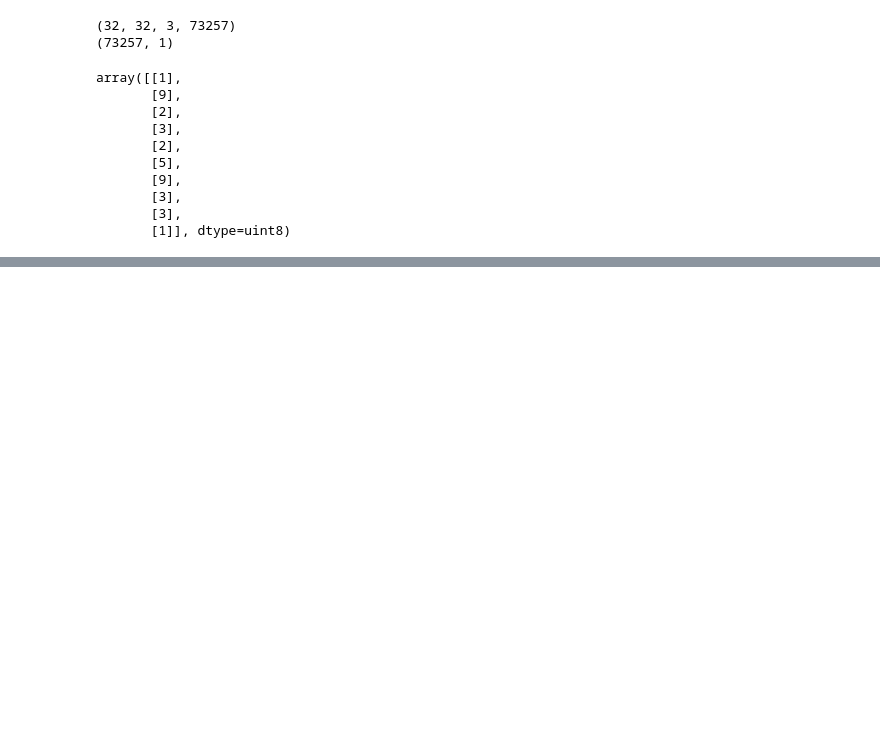
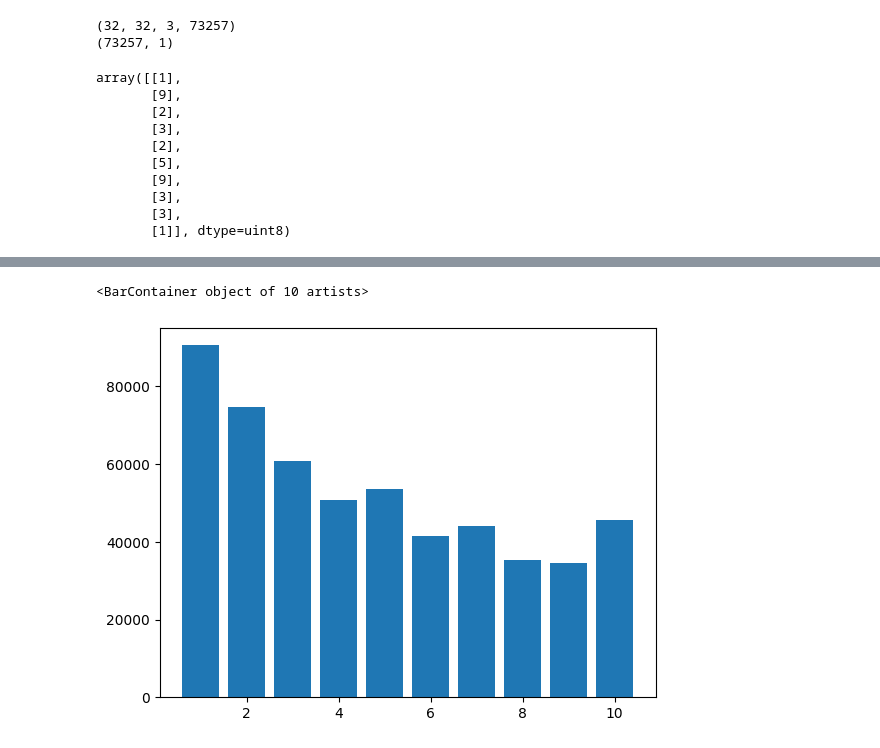
Before and after one commit to nastya-papulova/Neural_networks, a Jupyter notebook: LR1/LR1.ipynb, the cells around one changed output, grey strips where cells are left out. Saved outputs shown, nothing was run; the diff lists cells and outputs as text; code cells hidden in the pictures; blank space fills up the shorter version.

```diff
--- a/LR1/LR1.ipynb
+++ b/LR1/LR1.ipynb
@@ -60,0 +83,6 @@ plt.axis('off')
+# %%
+#expand each class to 7000 samples
+extra = scipy.io.loadmat('dataset/extra_32x32.mat')
+# %%
+X_extra = extra['X']
+y_extra = extra['y']
@@ -60,0 +97,4 @@ plt.axis('off')
+# %%
+y_extra = y_extra.flatten()
+unique_classes, counts_extra = np.unique(y_extra, return_counts=True)
+sample_counts_extra = dict(zip(unique_classes, counts_extra))
@@ -60,0 +114,5 @@ plt.axis('off')
+# %%
+plt.bar(unique_classes_extra, counts_extra)
+# %% [output]
+<BarContainer object of 10 artists>
+[figure, added]
```
Also changed, not shown: parts of 15 cells of this notebook.
